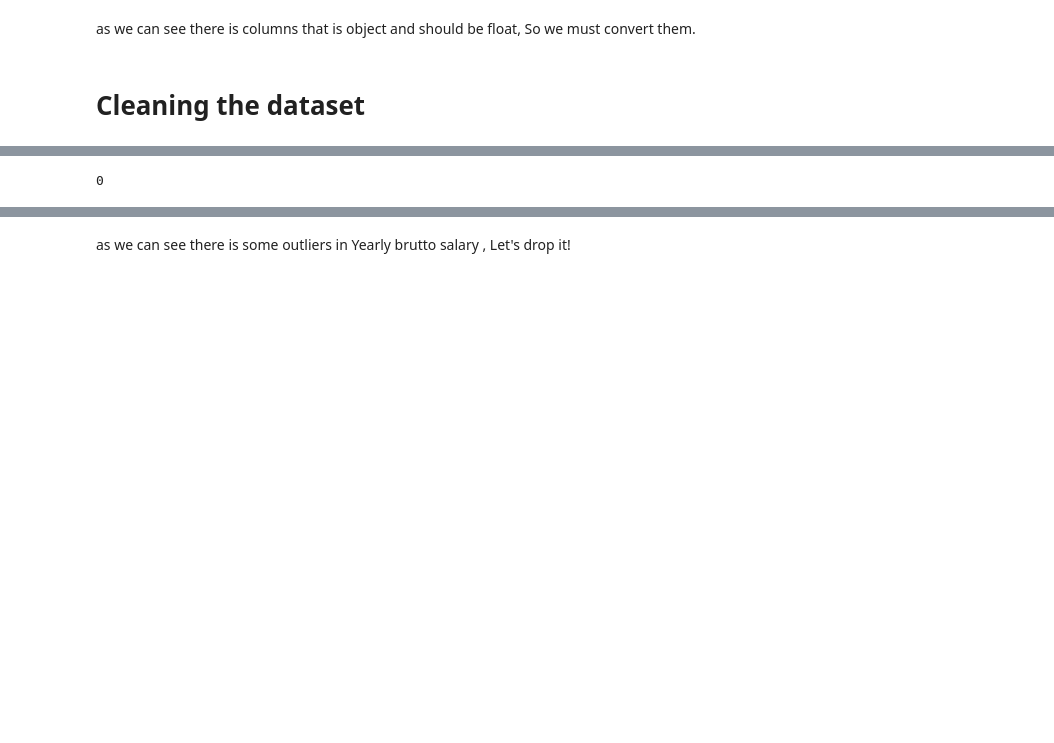
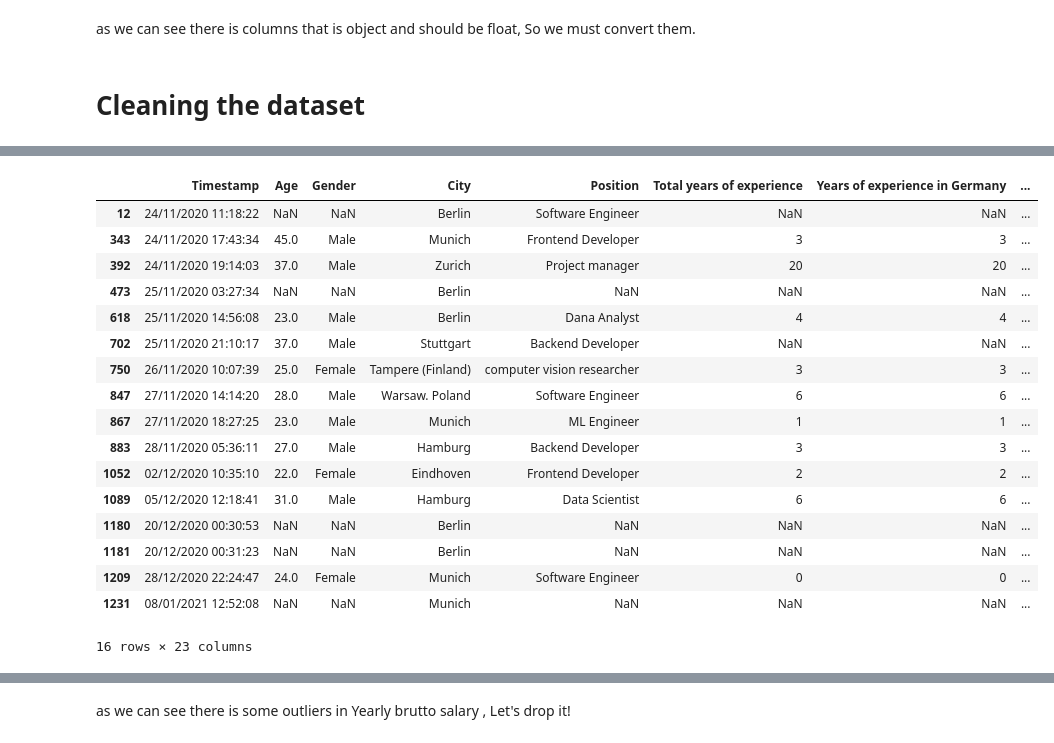
Before and after one commit to T2ABIZZY/IT_Salary_Survey_EU-_2020_EDA, a Jupyter notebook: IT_Salary_survey_EDA.ipynb, the cells around one changed output, grey strips where cells are left out. Saved outputs shown, nothing was run; the diff lists cells and outputs as text; code cells hidden in the pictures; blank space fills up the shorter version.

```diff
--- a/IT_Salary_survey_EDA.ipynb
+++ b/IT_Salary_survey_EDA.ipynb
@@ -55,8 +44,28 @@ df[idx]
 df['Total years of experience'].fillna(df['Years of experience in Germany'], inplace=True)
 df['Years of experience in Germany'].fillna(df['Total years of experience'], inplace=True)
-# %%
-df["Years of experience in Germany"].isna().sum()
-# %% [output]
-0
+# %%
+a = pd.to_numeric(df["Years of experience in Germany"], errors='coerce')
+idx = a.isna()
+df.loc[idx, 'Years of experience in Germany'] = df.loc[idx, 'Total years of experience']
+df[idx]
+# %% [output]
+|  | Timestamp | Age | Gender | City | Position | Total years of experience | Years of experience in Germany | ... |
+| 12 | 24/11/2020 11:18:22 | NaN | NaN | Berlin | Software Engineer | NaN | NaN | ... |
+| 343 | 24/11/2020 17:43:34 | 45.0 | Male | Munich | Frontend Developer | 3 | 3 | ... |
+| 392 | 24/11/2020 19:14:03 | 37.0 | Male | Zurich | Project manager | 20 | 20 | ... |
+| 473 | 25/11/2020 03:27:34 | NaN | NaN | Berlin | NaN | NaN | NaN | ... |
+| 618 | 25/11/2020 14:56:08 | 23.0 | Male | Berlin | Dana Analyst | 4 | 4 | ... |
+| 702 | 25/11/2020 21:10:17 | 37.0 | Male | Stuttgart | Backend Developer | NaN | NaN | ... |
+| 750 | 26/11/2020 10:07:39 | 25.0 | Female | Tampere (Finland) | computer vision researcher | 3 | 3 | ... |
+| 847 | 27/11/2020 14:14:20 | 28.0 | Male | Warsaw. Poland | Software Engineer | 6 | 6 | ... |
+| 867 | 27/11/2020 18:27:25 | 23.0 | Male | Munich | ML Engineer | 1 | 1 | ... |
+| 883 | 28/11/2020 05:36:11 | 27.0 | Male | Hamburg | Backend Developer | 3 | 3 | ... |
+| 1052 | 02/12/2020 10:35:10 | 22.0 | Female | Eindhoven | Frontend Developer | 2 | 2 | ... |
+| 1089 | 05/12/2020 12:18:41 | 31.0 | Male | Hamburg | Data Scientist | 6 | 6 | ... |
+| 1180 | 20/12/2020 00:30:53 | NaN | NaN | Berlin | NaN | NaN | NaN | ... |
+| 1181 | 20/12/2020 00:31:23 | NaN | NaN | Berlin | NaN | NaN | NaN | ... |
+| 1209 | 28/12/2020 22:24:47 | 24.0 | Female | Munich | Software Engineer | 0 | 0 | ... |
+| 1231 | 08/01/2021 12:52:08 | NaN | NaN | Munich | NaN | NaN | NaN | ... |
+16 rows × 23 columns
 # %%
 df.dropna(subset=["Total years of experience","Years of experience in Germany"],how="all",inplace=True)
```
Also changed, not shown: parts of 14 cells of this notebook.
